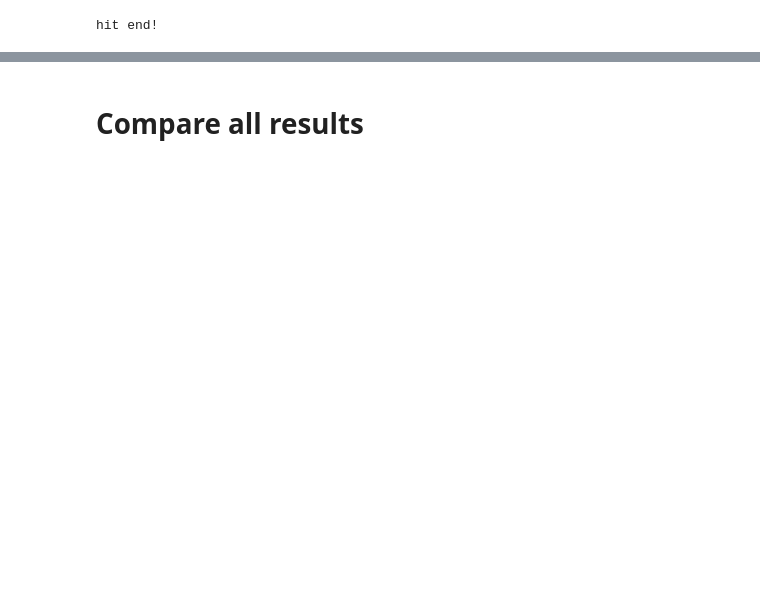
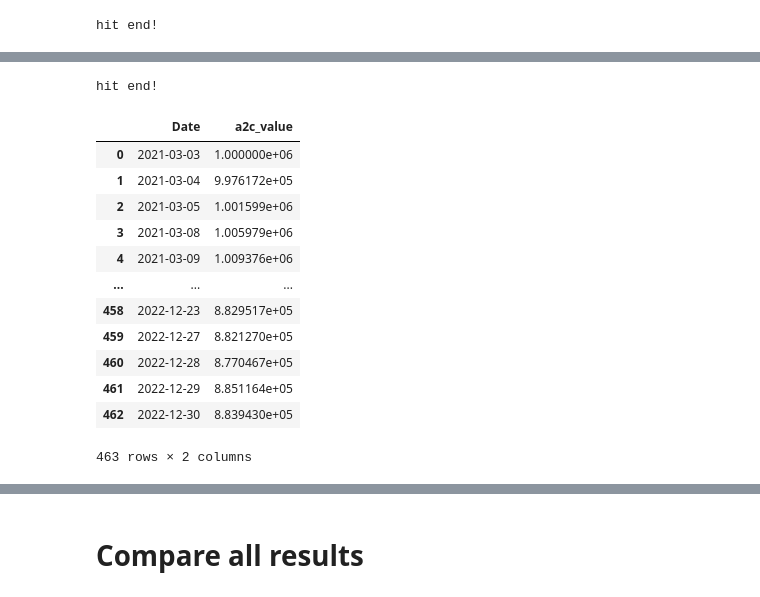
Before and after one commit to flpymonkey/Thesis, a Jupyter notebook: RL_Backtesting.ipynb, the cells around one changed output, grey strips where cells are left out. Saved outputs shown, nothing was run; the diff lists cells and outputs as text; code cells hidden in the pictures; blank space fills up the shorter version.

```diff
--- a/RL_Backtesting.ipynb
+++ b/RL_Backtesting.ipynb
@@ -284,3 +286,28 @@ df_account_value_td3
+# %%
+
+e_trade_gym_a2c = StockTradingEnv(df = test, turbulence_threshold = 70, **env_kwargs)
+
+df_account_value_a2c, df_actions_a2c = StockDRLAgent.DRL_prediction(
+    model=trained_a2c,
+    environment = e_trade_gym_a2c)
+
+df_account_value_a2c.rename(columns={'date': 'Date', 'account_value' : "a2c_value"}, inplace=True)
+df_account_value_a2c
+# %% [output]
+hit end!
+|  | Date | a2c_value |
+| 0 | 2021-03-03 | 1.000000e+06 |
+| 1 | 2021-03-04 | 9.976172e+05 |
+| 2 | 2021-03-05 | 1.001599e+06 |
+| 3 | 2021-03-08 | 1.005979e+06 |
+| 4 | 2021-03-09 | 1.009376e+06 |
+| ... | ... | ... |
+| 458 | 2022-12-23 | 8.829517e+05 |
+| 459 | 2022-12-27 | 8.821270e+05 |
+| 460 | 2022-12-28 | 8.770467e+05 |
+| 461 | 2022-12-29 | 8.851164e+05 |
+| 462 | 2022-12-30 | 8.839430e+05 |
+463 rows × 2 columns
 # %%
 # Pull the DJI results
 
```
Also changed, not shown: parts of 14 cells of this notebook, 27 other files.
